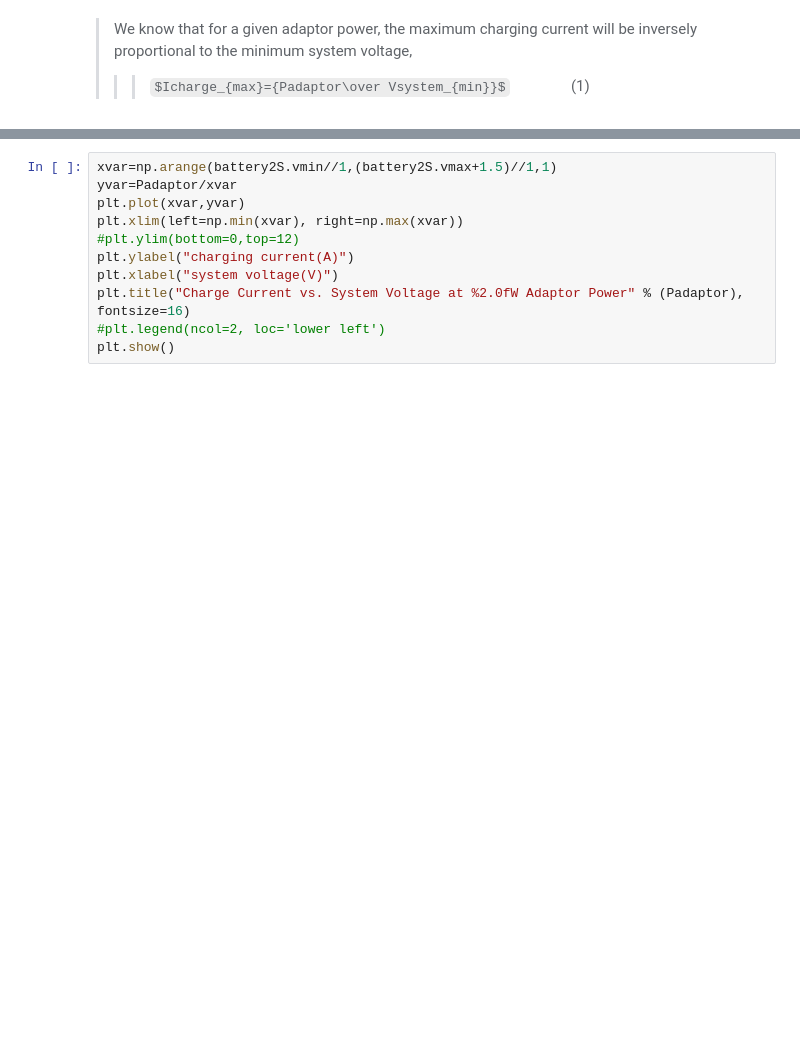
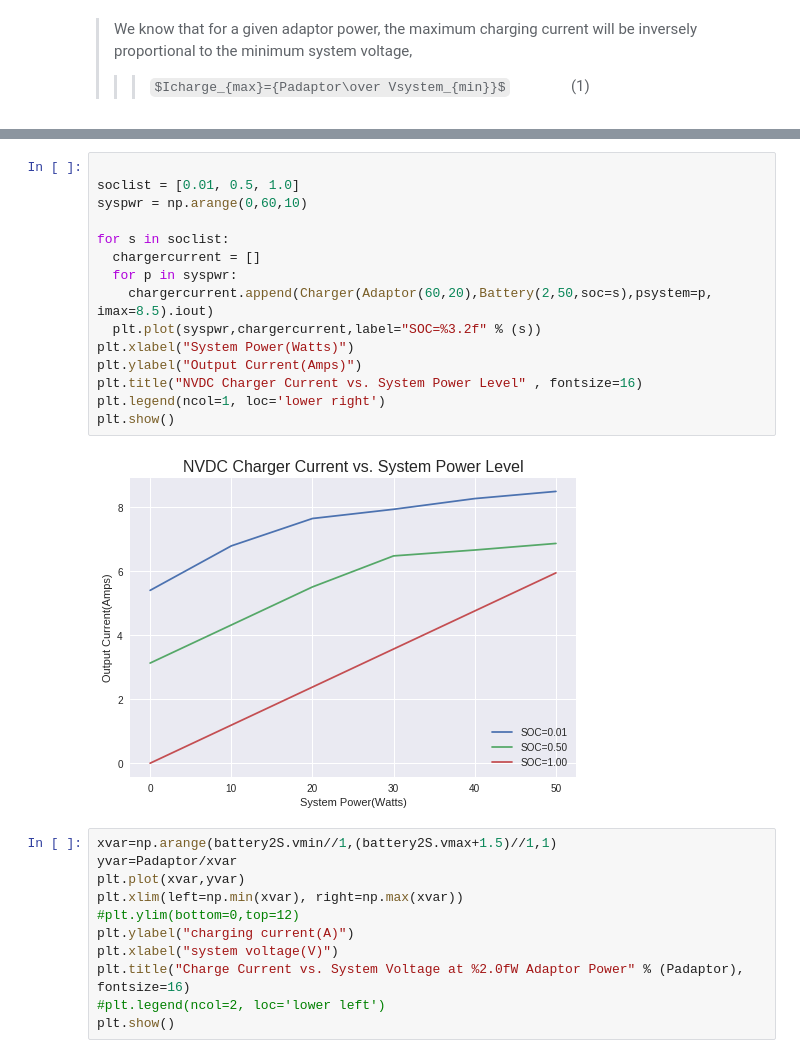
Before and after one commit to grkidwell/nvdc_batterycharger, a Jupyter notebook: max_charge_current.ipynb, the cells around one changed output, grey strips where cells are left out. Cells and saved outputs as stored; diff of their text form; some formulas as TeX source; blank space fills up the shorter version.

```diff
--- a/max_charge_current.ipynb
+++ b/max_charge_current.ipynb
@@ -179,3 +188,20 @@ print(chargerUB_depleted.pout,chargerUB_depleted.ichargemax, chargerUB_depleted.
+# %%
+
+soclist = [0.01, 0.5, 1.0]
+syspwr = np.arange(0,60,10)
+
+for s in soclist:
+  chargercurrent = []
+  for p in syspwr:
+    chargercurrent.append(Charger(Adaptor(60,20),Battery(2,50,soc=s),psystem=p, imax=8.5).iout)
+  plt.plot(syspwr,chargercurrent,label="SOC=%3.2f" % (s))
+plt.xlabel("System Power(Watts)")
+plt.ylabel("Output Current(Amps)")
+plt.title("NVDC Charger Current vs. System Power Level" , fontsize=16)
+plt.legend(ncol=1, loc='lower right')
+plt.show()
+# %% [output]
+[figure, added]
 # %%
 xvar=np.arange(battery2S.vmin//1,(battery2S.vmax+1.5)//1,1)
 yvar=Padaptor/xvar
```
Also changed, not shown: parts of 9 cells of this notebook.
